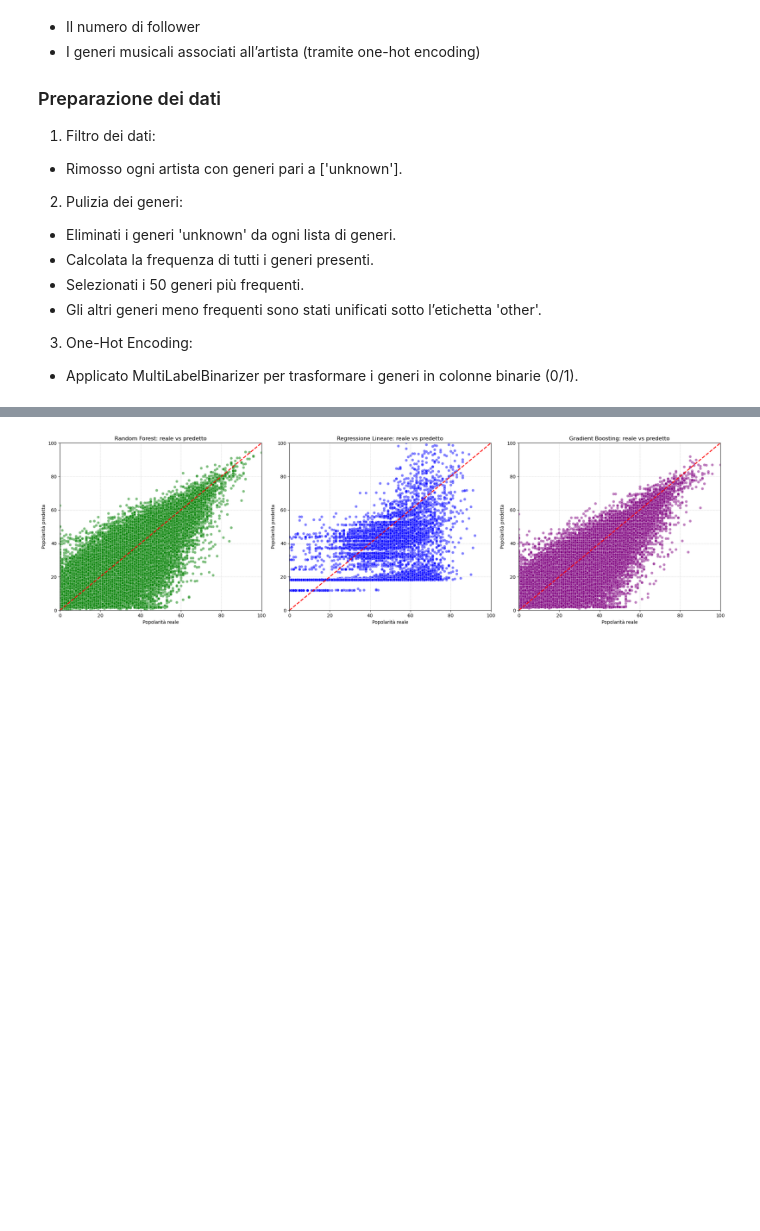
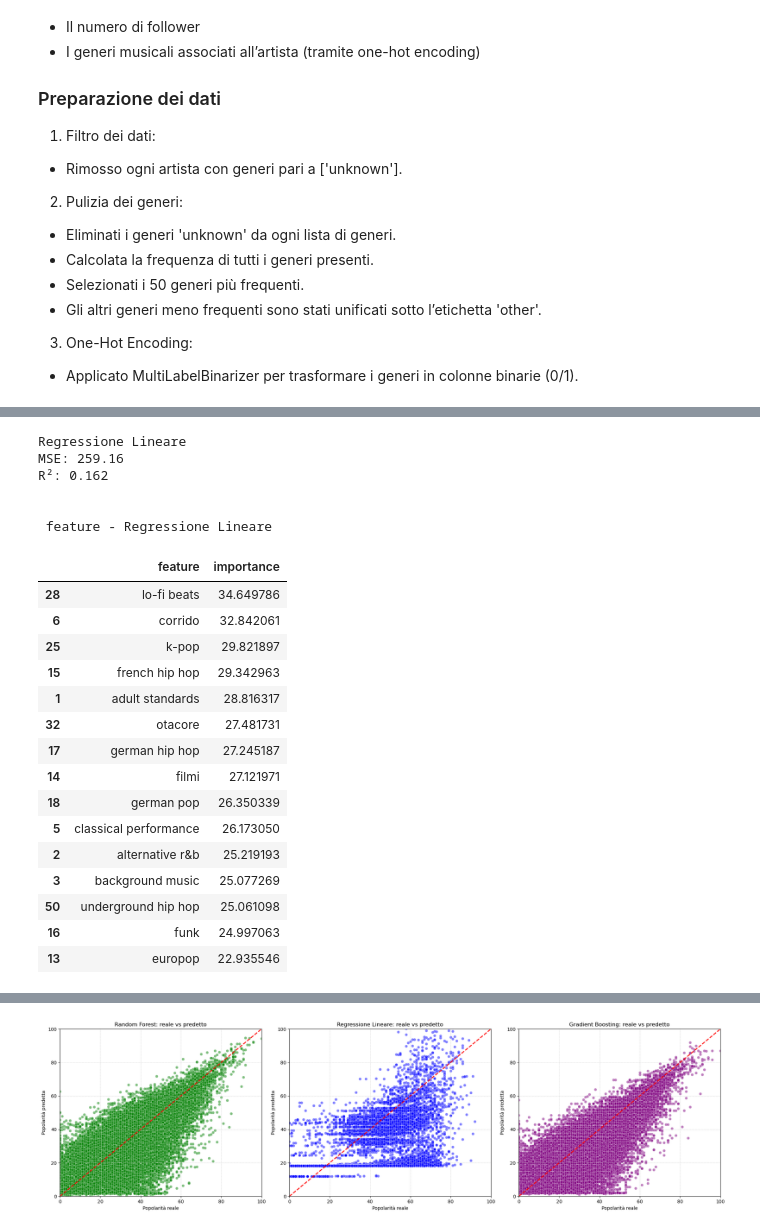
Before and after one commit to AmbroAle/data-intesive-project, a Jupyter notebook: SpotifyData.ipynb, the cells around one changed output, grey strips where cells are left out. Cells and saved outputs as stored; diff of their text form; code cells hidden in the pictures; blank space fills up the shorter version.

```diff
--- a/SpotifyData.ipynb
+++ b/SpotifyData.ipynb
@@ -773,0 +833,35 @@ R²: 0.756
+# %%
+lr = LinearRegression()
+lr.fit(X_train, y_train)
+y_pred_lr = lr.predict(X_test)
+
+print("Regressione Lineare")
+print(f"MSE: {mean_squared_error(y_test, y_pred_lr):.2f}")
+print(f"R²: {r2_score(y_test, y_pred_lr):.3f}\n")
+
+lr_importance = get_feature_importance(lr, X.columns)
+print("\n feature - Regressione Lineare")
+display(lr_importance.head(15))
+# %% [output]
+Regressione Lineare
+MSE: 259.16
+R²: 0.162
+
+
+ feature - Regressione Lineare
+|  | feature | importance |
+| 28 | lo-fi beats | 34.649786 |
+| 6 | corrido | 32.842061 |
+| 25 | k-pop | 29.821897 |
+| 15 | french hip hop | 29.342963 |
+| 1 | adult standards | 28.816317 |
+| 32 | otacore | 27.481731 |
+| 17 | german hip hop | 27.245187 |
+| 14 | filmi | 27.121971 |
+| 18 | german pop | 26.350339 |
+| 5 | classical performance | 26.173050 |
+| 2 | alternative r&b | 25.219193 |
+| 3 | background music | 25.077269 |
+| 50 | underground hip hop | 25.061098 |
+| 16 | funk | 24.997063 |
+| 13 | europop | 22.935546 |
```
Also changed, not shown: parts of 11 cells of this notebook.
